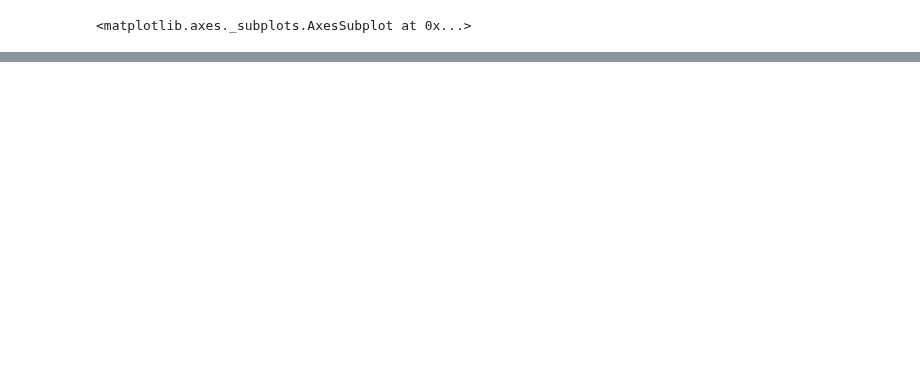
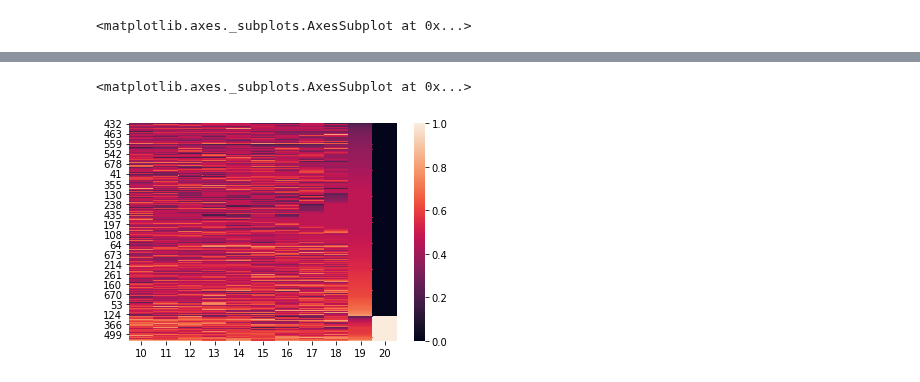
Before and after one commit to luanagbmartins/inteligencia-artificial, a Jupyter notebook: Decision Tree.ipynb, the cells around one changed output, grey strips where cells are left out. Saved outputs shown, nothing was run; the diff lists cells and outputs as text; code cells hidden in the pictures; blank space fills up the shorter version.

```diff
--- a/Decision Tree.ipynb
+++ b/Decision Tree.ipynb
@@ -445,0 +489,8 @@ Accuracy is  90.80459770114942
+# %%
+sns.heatmap(pd.DataFrame(features)\
+            .dropna()\
+            .sort_values(by=sort_array)\
+            [[10,11,12,13,14,15,16,17,18,19,20]])
+# %% [output]
+<matplotlib.axes._subplots.AxesSubplot at 0x...>
+[figure, added]
```
Also changed, not shown: parts of 28 cells of this notebook, 1 other file.
